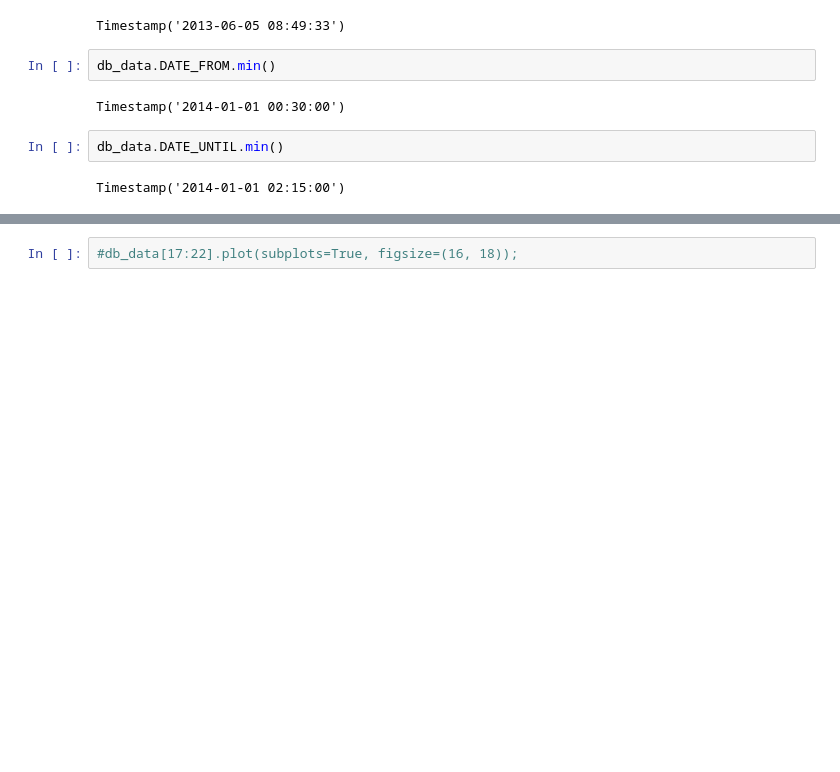
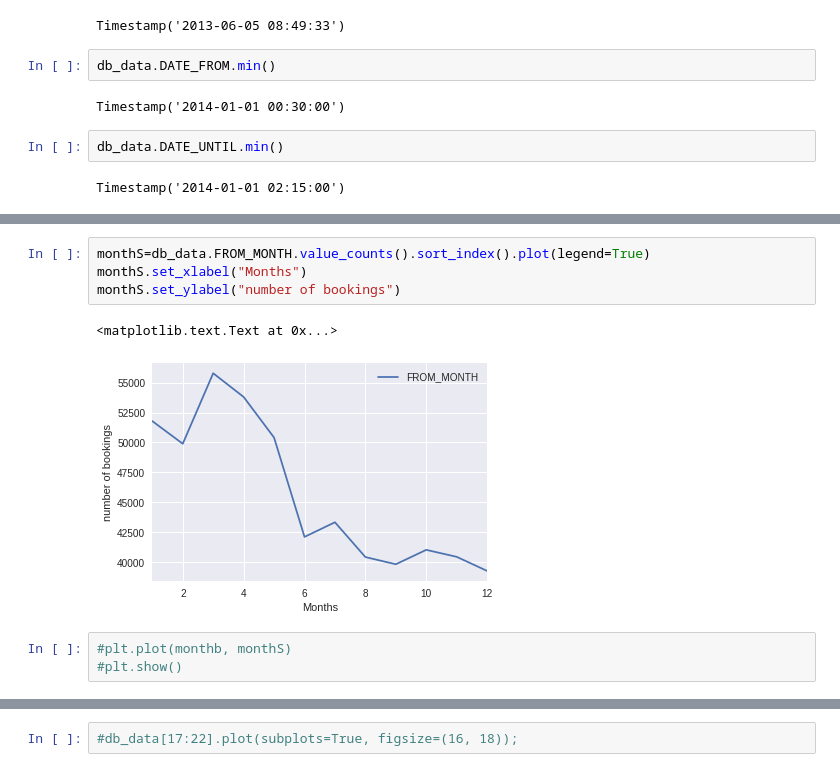
Before and after one commit to jawaharreddy/Flinkster-Data-Analysis, a Jupyter notebook: db_data.ipynb, the cells around one changed output, grey strips where cells are left out. Cells and saved outputs as stored; diff of their text form; blank space fills up the shorter version.

```diff
--- a/db_data.ipynb
+++ b/db_data.ipynb
@@ -256,0 +260,10 @@ db_data.UNTIL_WDAY.value_counts().sort_index().plot()
+# %%
+monthS=db_data.FROM_MONTH.value_counts().sort_index().plot(legend=True)
+monthS.set_xlabel("Months")
+monthS.set_ylabel("number of bookings")
+# %% [output]
+<matplotlib.text.Text at 0x...>
+[figure, added]
+# %%
+#plt.plot(monthb, monthS)
+#plt.show()
```
Also changed, not shown: parts of 35 cells of this notebook.
